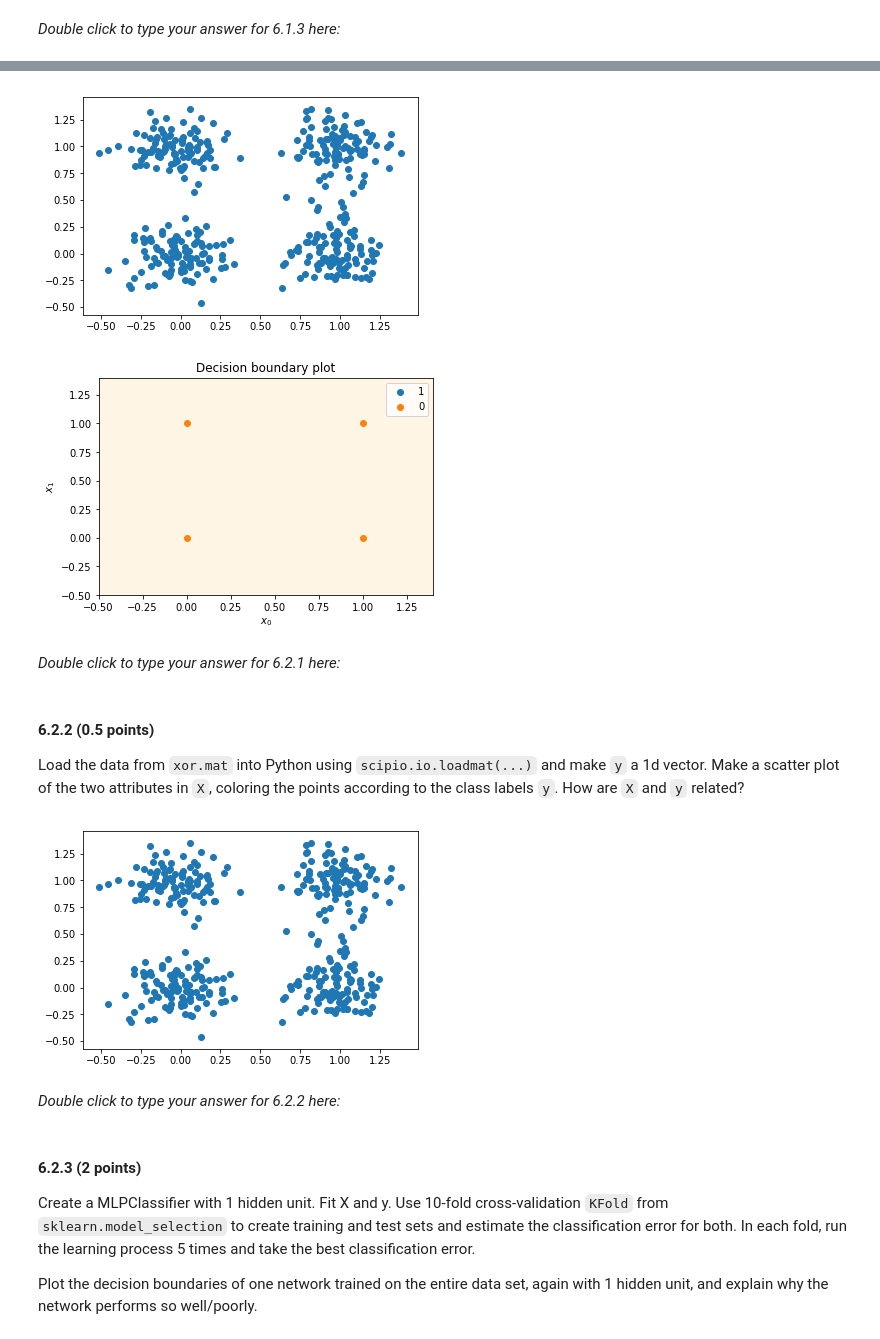
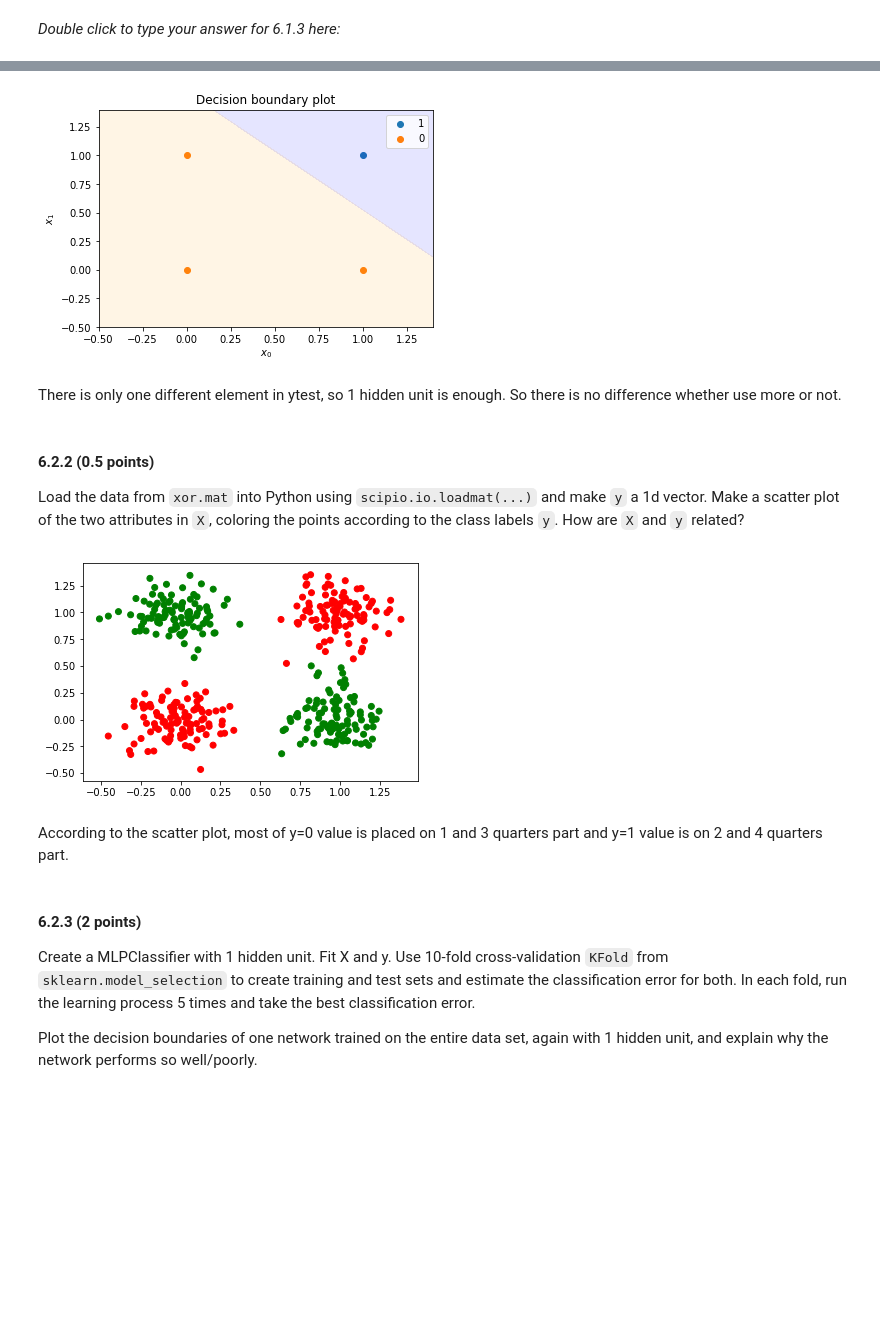
Before and after one commit to obp3ter/Data-Mining, a Jupyter notebook: Assignment_6.ipynb, the cells around one changed output, grey strips where cells are left out. Drawn from its saved outputs; the diff is of its cells as text; code cells hidden in the pictures; blank space fills up the shorter version.

```diff
--- a/Assignment_6.ipynb
+++ b/Assignment_6.ipynb
@@ -115,19 +120,17 @@ Create a MLPClassifier with 1 hidden layer using the `lbfgs`solver and fit the d
 
 #### NB: the weights are initialised randomly, so you should run the code a few times untill you get a decent result.
 # %%
-
+from sklearn.neural_network import MLPClassifier
 from Toolbox.MLPPlot import MLPPlot
 Xtest = np.array([[0,0],[0,1],[1,0],[1,1]])
 ytest = np.array([0,0,0,1])
 clf = MLPClassifier(hidden_layer_sizes=1, solver='lbfgs')
 clf.fit(Xtest, ytest)
-clf.predict([[2., 2.], [-1., -2.]])
 MLPPlot(Xtest,ytest,clf).plot_boundaries()
 # %% [output]
-[figure, old version]
+[figure, new version]
-[figure, removed]
-# %% [markdown]
-*Double click to type your answer for 6.2.1 here:*
+# %% [markdown]
+There is only one different element in ytest, so 1 hidden unit is enough. So there is no difference whether use more or not.
 # %% [markdown]
 #### 6.2.2 (0.5 points)
 Load the data from `xor.mat` into Python using `scipio.io.loadmat(...)` and make `y` a 1d vector. Make a scatter plot of the two attributes in `X`, coloring the points according to the class labels `y`. How are `X` and `y` related?
@@ -136,13 +139,14 @@ import numpy as np
 from scipy import io, stats
 data=io.loadmat("Data/xor.mat")
 X=data['X']
-Y=data['y']
-plt.scatter(X[:,0], X[:,1])
+y=data['y']
+color= ['red' if l == 0 else 'green' for l in y]
+plt.scatter(X[:,0], X[:,1],color=color)
 plt.show()
 # %% [output]
-[figure, old version]
+[figure, new version]
-# %% [markdown]
-*Double click to type your answer for 6.2.2 here:*
+# %% [markdown]
+According to the scatter plot, most of y=0 value is placed on 1 and 3 quarters part and y=1 value is on 2 and 4 quarters part.
 # %% [markdown]
 #### 6.2.3 (2 points)
 Create a MLPClassifier with 1 hidden unit. Fit X and y. Use 10-fold cross-validation `KFold` from `sklearn.model_selection` to create training and test sets and estimate the classification error for both. In each fold, run the learning process 5 times and take the best classification error.
```
Also changed, not shown: parts of 10 cells of this notebook.
